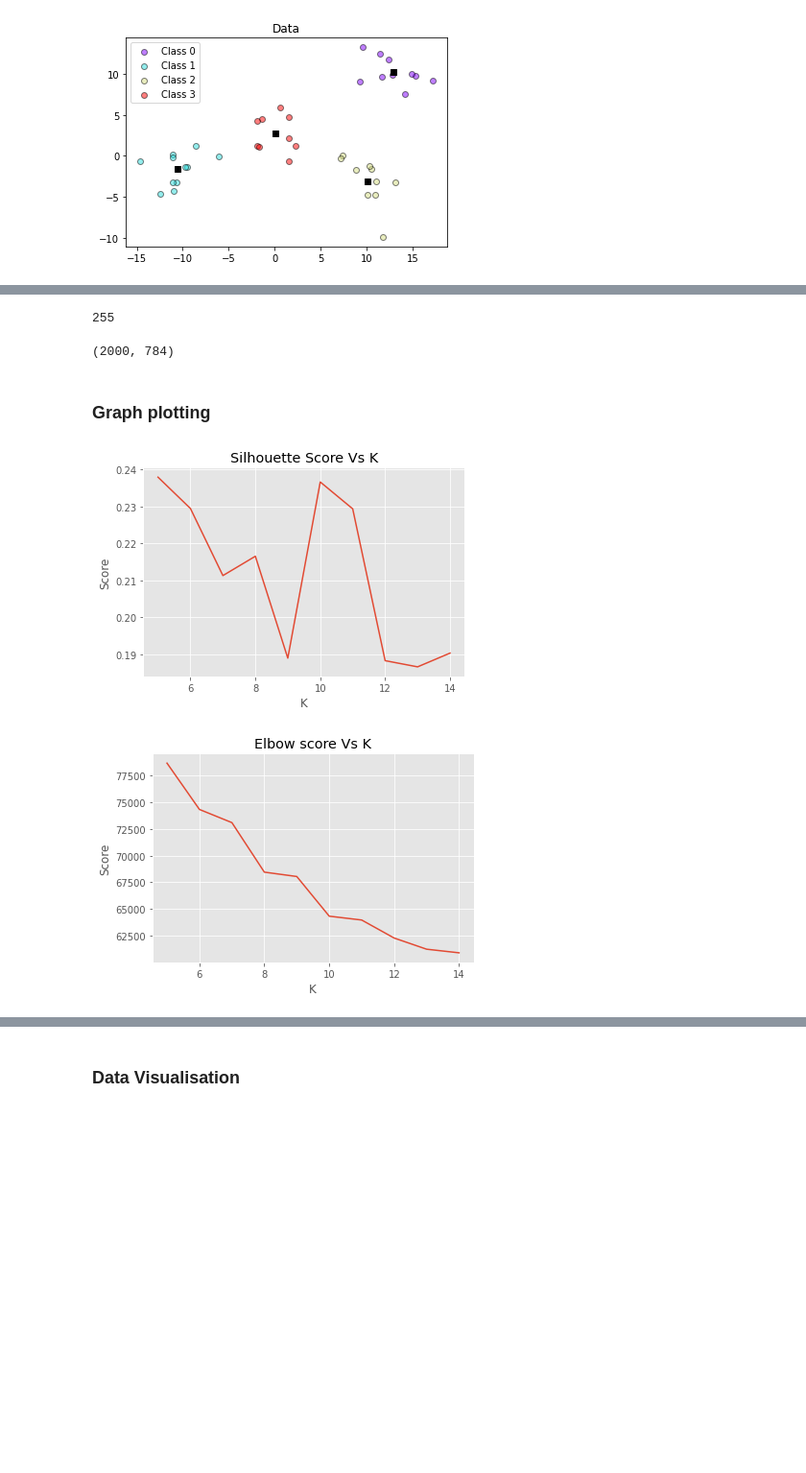
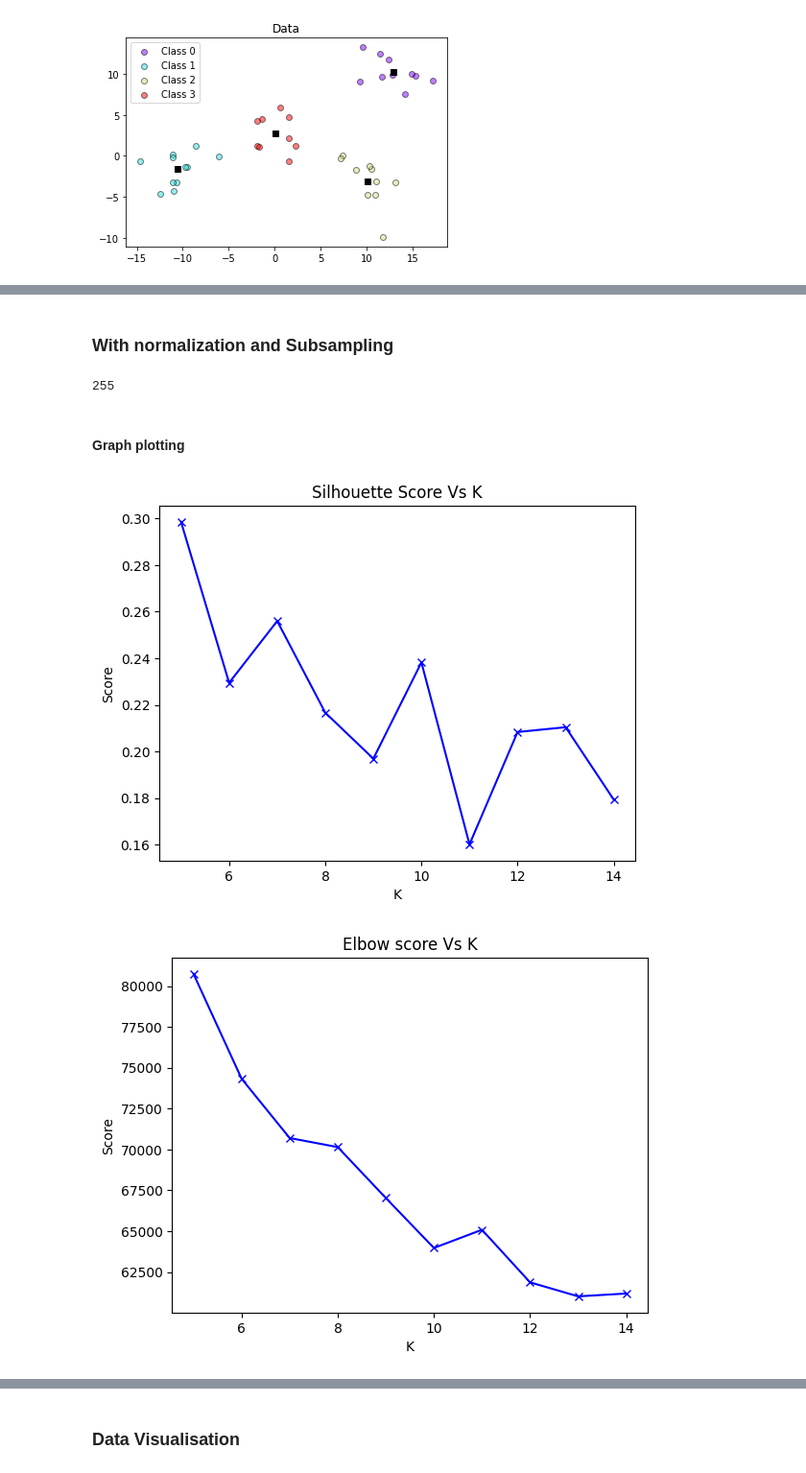
Before and after one commit to kanishk779/SMAI-2, a Jupyter notebook: question1.ipynb, the cells around one changed output, grey strips where cells are left out. Shown at 96% size. Drawn from its saved outputs; the diff is of its cells as text; code cells hidden in the pictures; blank space fills up the shorter version.

```diff
--- a/question1.ipynb
+++ b/question1.ipynb
@@ -50,7 +50,9 @@ import pandas as pd
 import matplotlib.pyplot as plt
 from sklearn.datasets import make_blobs
 from matplotlib import cm
-from sklearn.metrics import homogeneity_score
+from sklearn.metrics import homogeneity_score, silhouette_score
+from sklearn.cluster import KMeans
+plt.style.use('default')
 # %%
 #implement elbow method from scratch
 def elbow(X, labels, Centroids):
@@ -97,7 +99,7 @@ def silhouette(X, labels, Centroids):
     return np.sum(score)/score.shape[0]
 # %%
 #implement Kmeans from scratch
-class Kmeans:
+class MyKmeans:
     # initialise k clusters (Random or Forgy)
     # write the iterative method for finding next clusters
     def __init__(self, X, k, init_method, dist_measure, iterations, centro=None):
@@ -252,9 +254,9 @@ km.train()
 X = [[1, i] for i in range(1, 10)] + [[5, i] for i in range(1, 10)]
 X = np.array(X)
 centro = np.array([[2, 5], [3, 5], [4, 5]])
-km = Kmeans(X, 3, 'Random', 'euclidean', 2, centro=centro)
+km = MyKmeans(X, 3, 'Random', 'euclidean', 2, centro=centro)
 km.train()
 centroids = km.give_centroids()
 labels = km.give_labels()
-silhouette(X, labels, centroids)
+print('silhouette score : {a}'.format(a=silhouette(X, labels, centroids)))
 # %% [output]
@@ -397,0 +408,12 @@ x_train = x_train.to_numpy()
+# %%
+sil_score = []
+elbow_score = []
+homo_score = []
+for k in range(5, 15):
+    km = Kmeansplusplus(x_train, k, 'euclidean', 80)
+    km.train()
+    centroids = km.give_centroids()
+    labels = km.give_labels()
+    sil_score.append(silhouette(x_train, labels, centroids))
+    elbow_score.append(elbow(x_train, labels, centroids))
+    homo_score.append(homogeneity_score(y_train, labels))
@@ -398,3 +440,5 @@ x_train = x_train.to_numpy()
+# %% [markdown]
+### With normalization and Subsampling
 # %%
 np.max(x_train[0])
 # %% [output]
@@ -407,11 +446,7 @@ y_train = y_train[:2000]
 # %%
 x_train = x_train/255.0
-# %%
-x_train.shape
-# %% [output]
-(2000, 784)
 # %% [markdown]
-### Graph plotting
+#### Graph plotting
 # %%
 sil_score = []
 elbow_score = []
@@ -425,22 +460,21 @@ for k in range(5, 15):
     elbow_score.append(elbow(x_train, labels, centroids))
     homo_score.append(homogeneity_score(y_train, labels))
 # %%
-plt.style.use('ggplot')
-plt.plot(range(5, 15), sil_score)
+plt.plot(range(5, 15), sil_score, '-bx')
 plt.title('Silhouette Score Vs K')
 plt.xlabel('K')
 plt.ylabel('Score')
 plt.show()
-plt.plot(range(5, 15), elbow_score)
+plt.plot(range(5, 15), elbow_score, '-bx')
 plt.title('Elbow score Vs K')
 plt.xlabel('K')
 plt.ylabel('Score')
 plt.show()
-plt.plot(range(5, 15), homo_score)
+plt.plot(range(5, 15), homo_score, '-bx')
 plt.title('Homogeneity score Vs K')
 plt.xlabel('K')
 plt.ylabel('Score')
 plt.show()
 # %% [output]
-[figure, old version]
+[figure, new version]
-[figure, old version]
+[figure, new version]
```
Also changed, not shown: parts of 20 cells of this notebook.
